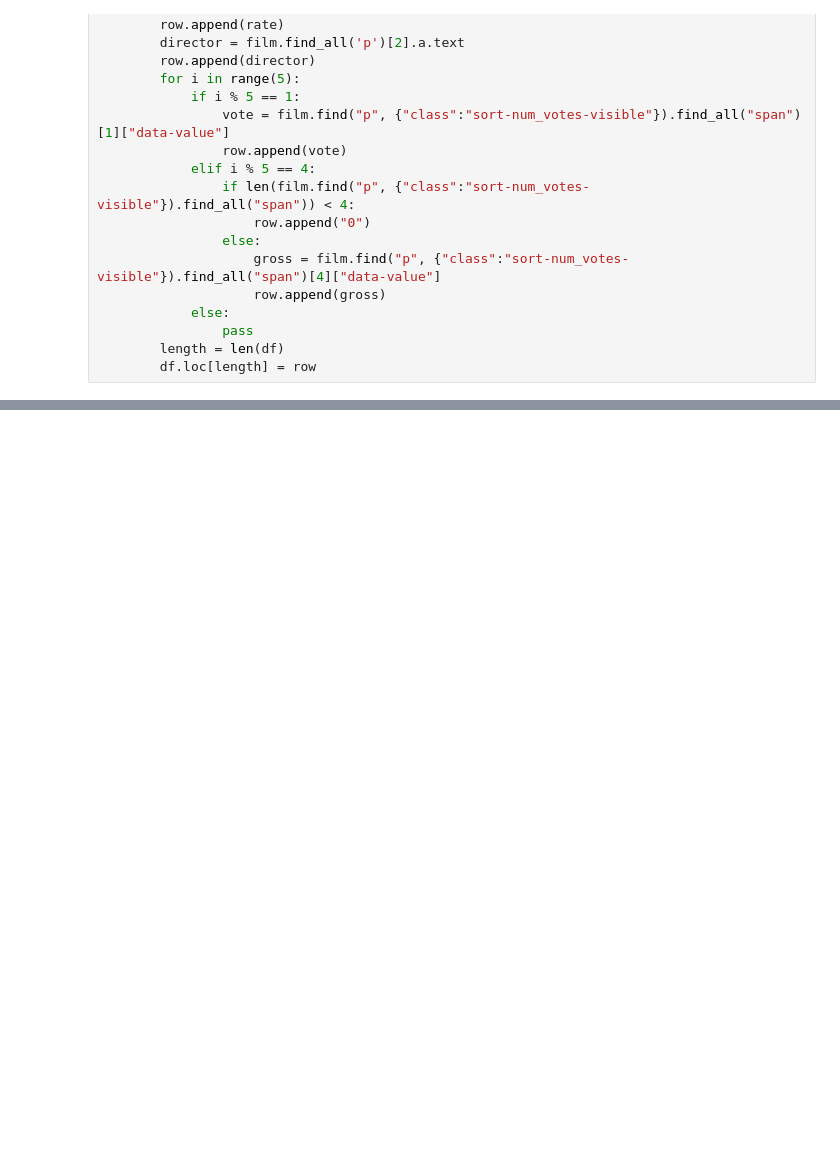
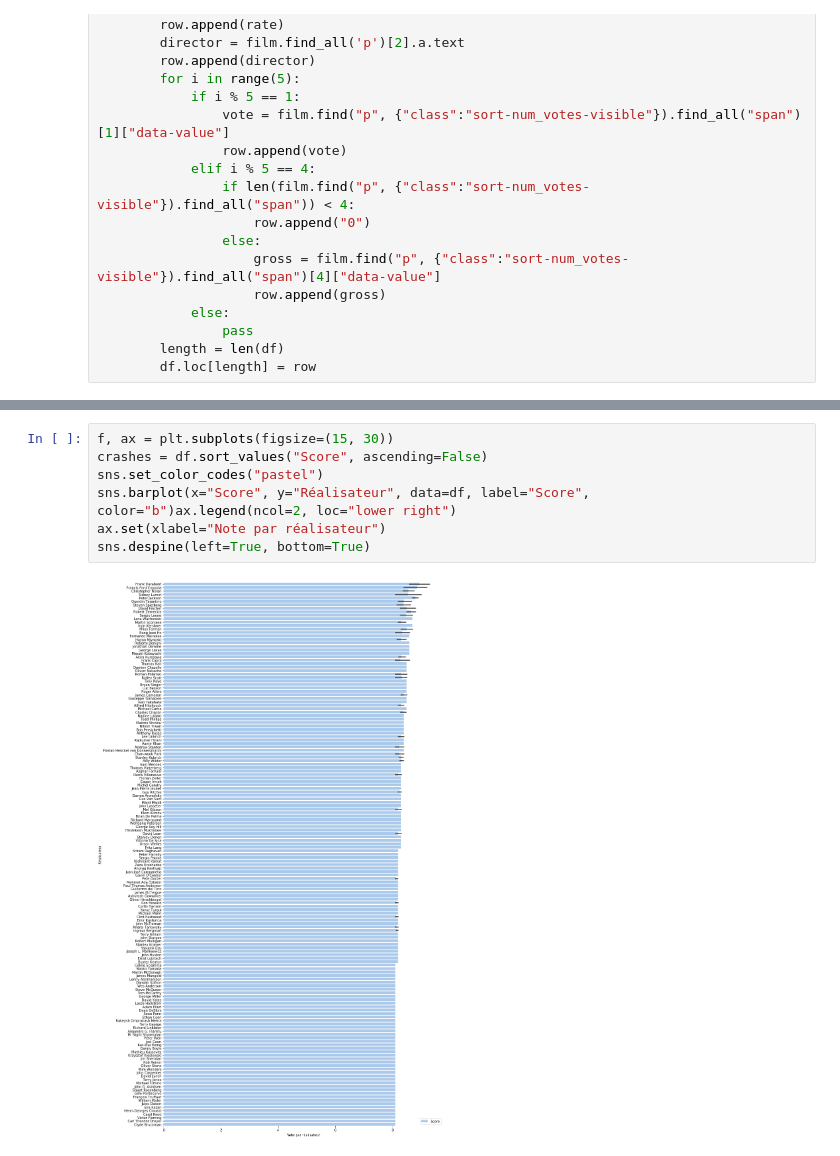
Before and after one commit to clement-camara/imdb-scrapping, a Jupyter notebook: ScrapingIMDB.ipynb, the cells around one changed output, grey strips where cells are left out. Saved outputs shown, nothing was run; the diff lists cells and outputs as text; blank space fills up the shorter version.

```diff
--- a/ScrapingIMDB.ipynb
+++ b/ScrapingIMDB.ipynb
@@ -63,0 +98,9 @@ df
+# %%
+f, ax = plt.subplots(figsize=(15, 30))
+crashes = df.sort_values("Score", ascending=False)
+sns.set_color_codes("pastel")
+sns.barplot(x="Score", y="Réalisateur", data=df, label="Score", color="b")ax.legend(ncol=2, loc="lower right")
+ax.set(xlabel="Note par réalisateur")
+sns.despine(left=True, bottom=True)
+# %% [output]
+[figure, added]
```
Also changed, not shown: parts of 11 cells of this notebook, 1 other file.
